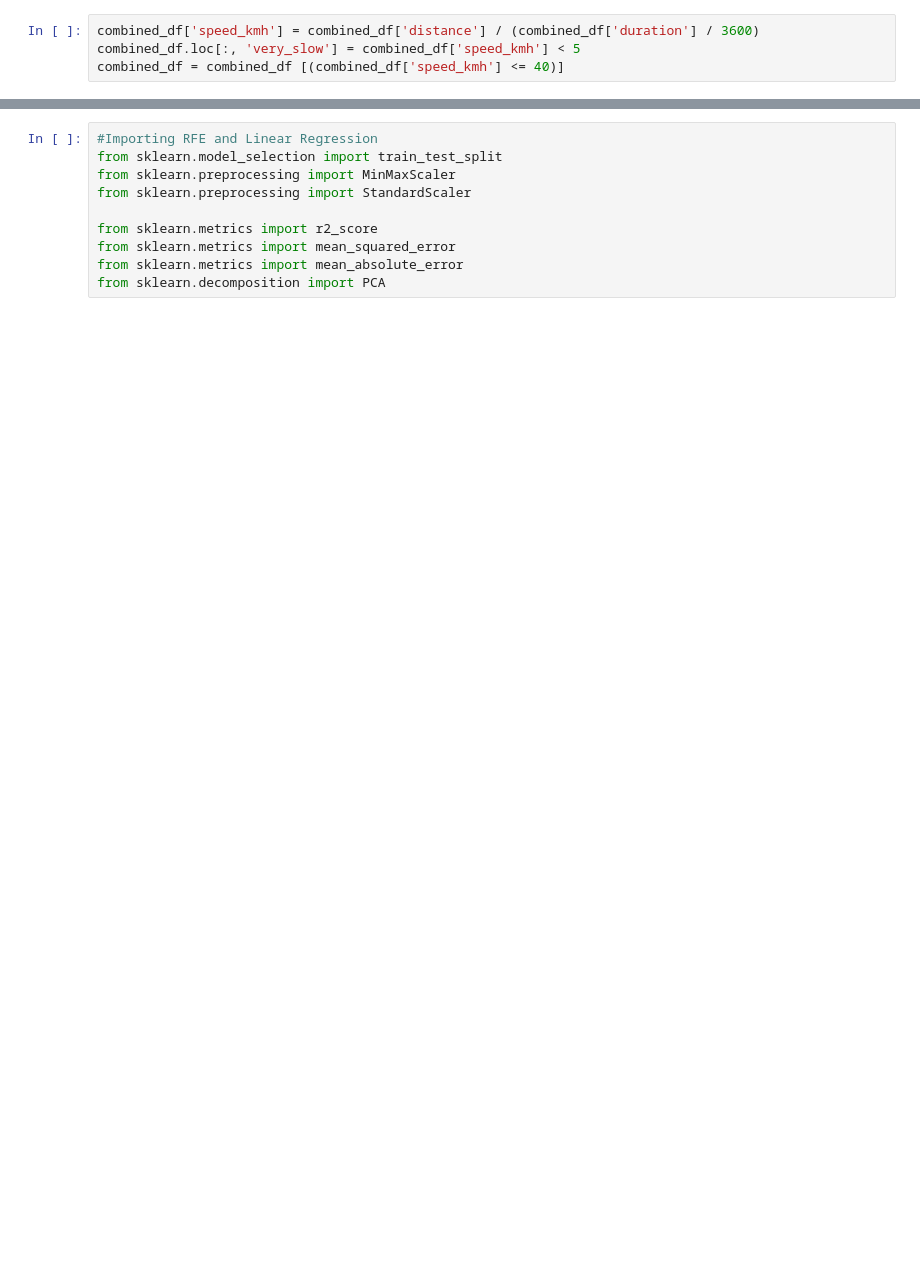
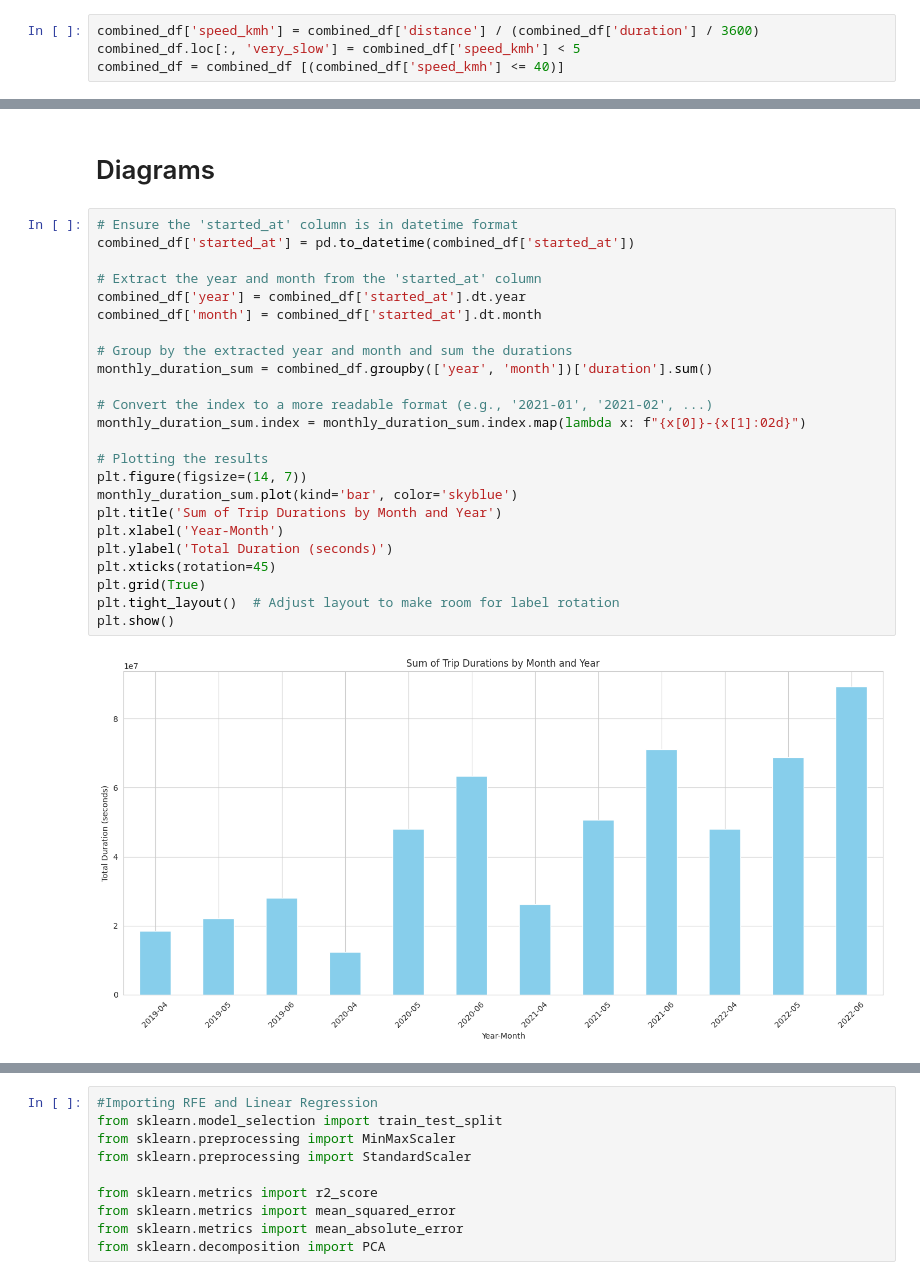
Before and after one commit to xxl5455/DS340, a Jupyter notebook: DS340W.ipynb, the cells around one changed output, grey strips where cells are left out. Saved outputs shown, nothing was run; the diff lists cells and outputs as text; blank space fills up the shorter version.

```diff
--- a/DS340W.ipynb
+++ b/DS340W.ipynb
@@ -287,0 +281,28 @@ combined_df = combined_df [(combined_df['speed_kmh'] <= 40)]
+# %% [markdown]
+# Diagrams
+# %%
+# Ensure the 'started_at' column is in datetime format
+combined_df['started_at'] = pd.to_datetime(combined_df['started_at'])
+
+# Extract the year and month from the 'started_at' column
+combined_df['year'] = combined_df['started_at'].dt.year
+combined_df['month'] = combined_df['started_at'].dt.month
+
+# Group by the extracted year and month and sum the durations
+monthly_duration_sum = combined_df.groupby(['year', 'month'])['duration'].sum()
+
+# Convert the index to a more readable format (e.g., '2021-01', '2021-02', ...)
+monthly_duration_sum.index = monthly_duration_sum.index.map(lambda x: f"{x[0]}-{x[1]:02d}")
+
+# Plotting the results
+plt.figure(figsize=(14, 7))
+monthly_duration_sum.plot(kind='bar', color='skyblue')
+plt.title('Sum of Trip Durations by Month and Year')
+plt.xlabel('Year-Month')
+plt.ylabel('Total Duration (seconds)')
+plt.xticks(rotation=45)
+plt.grid(True)
+plt.tight_layout()  # Adjust layout to make room for label rotation
+plt.show()
+# %% [output]
+[figure, added]
```
Also changed, not shown: parts of 36 cells of this notebook.
